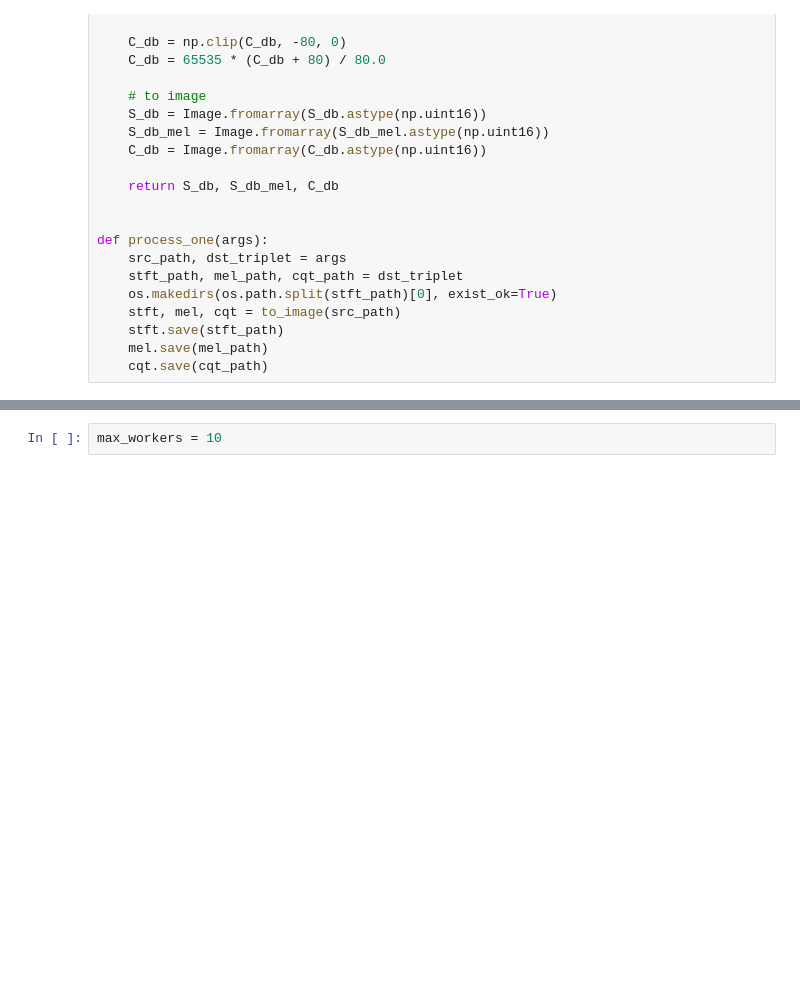
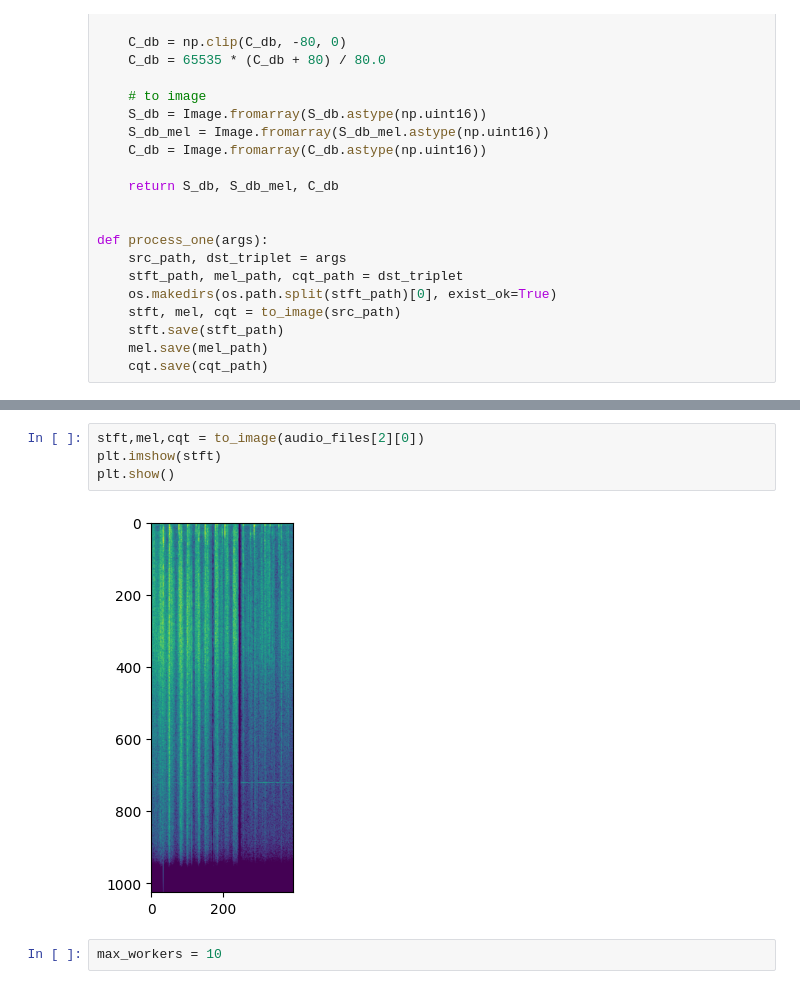
Before and after one commit to jtv199/audio-ML-2025, a Jupyter notebook: preprocess.ipynb, the cells around one changed output, grey strips where cells are left out. Saved outputs shown, nothing was run; the diff lists cells and outputs as text; blank space fills up the shorter version.

```diff
--- a/preprocess.ipynb
+++ b/preprocess.ipynb
@@ -100,3 +102,9 @@ cqt.show()
+# %%
+stft,mel,cqt = to_image(audio_files[2][0])
+plt.imshow(stft)
+plt.show()
+# %% [output]
+[figure, added]
 # %%
 max_workers = 10
 # %%
```
Also changed, not shown: parts of 2 cells of this notebook, 2 other files.
